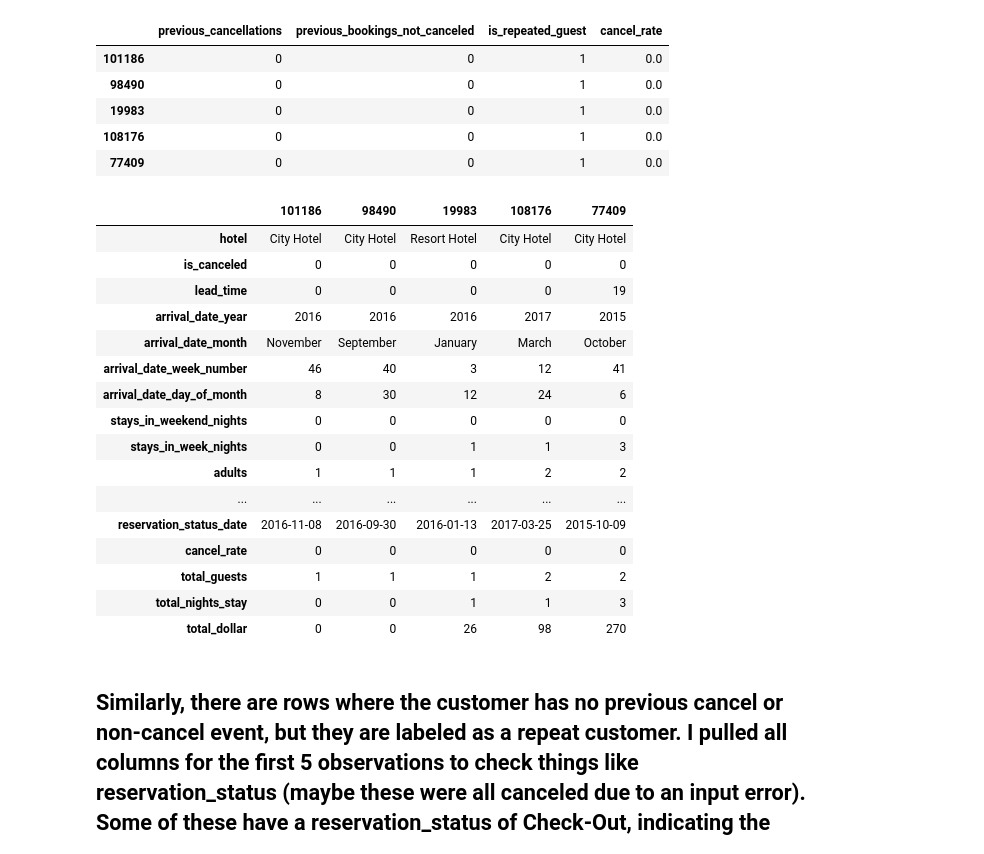
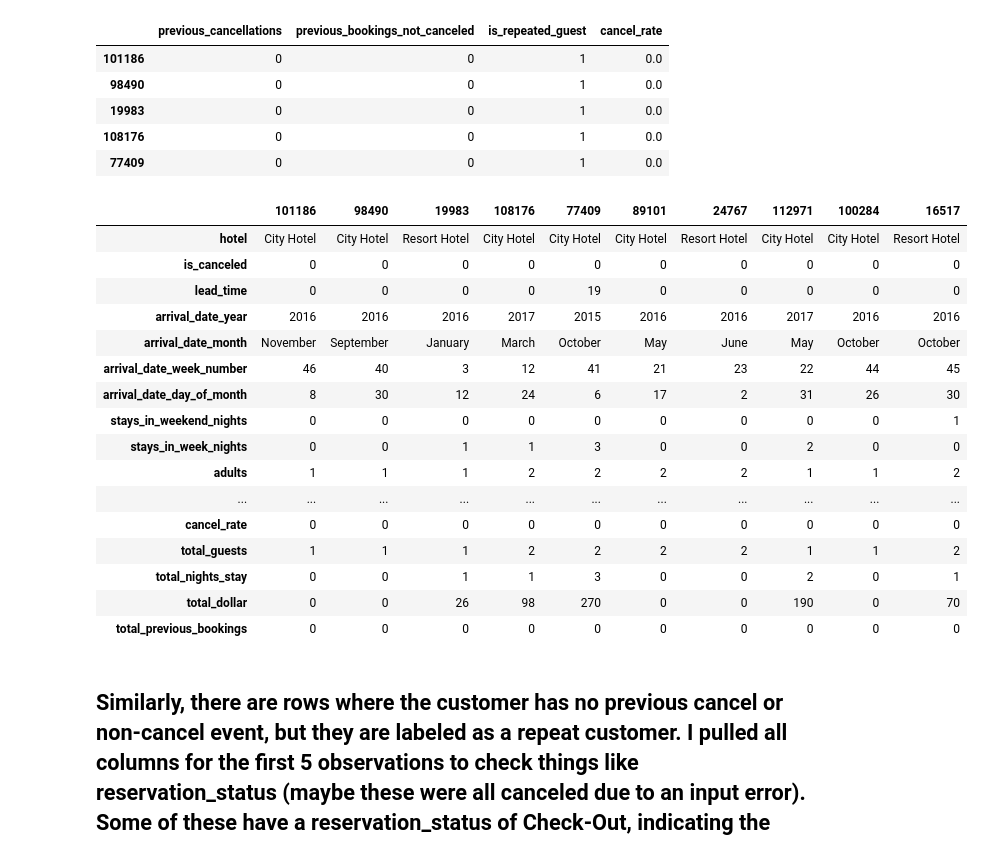
Before and after one commit to josephburton06/Hotel-Bookings, a Jupyter notebook: acquire_prep_some_explore_hotel_bookings.ipynb, the cells around one changed output. Drawn from its saved outputs; the diff is of its cells as text; code cells hidden in the pictures.

```diff
--- a/acquire_prep_some_explore_hotel_bookings.ipynb
+++ b/acquire_prep_some_explore_hotel_bookings.ipynb
@@ -180,5 +180,7 @@ train['total_nights_stay'] = train['stays_in_week_nights'] + train['stays_in_wee
 ## Create a total \$ Amount column:
 # %%
 train['total_dollar'] = train['total_nights_stay'] * train['adr']
+# %%
+train['total_previous_bookings'] = train['previous_cancellations'] + train['previous_bookings_not_canceled']
 # %% [markdown]
 # Some validation:
@@ -222,25 +248,25 @@ Here are the first 5 rows:
 | 108176 | 0 | 0 | 1 | 0.0 |
 | 77409 | 0 | 0 | 1 | 0.0 |
 # %%
-train[(train.is_repeated_guest == 1) & (train.previous_cancellations == 0) & (train.previous_bookings_not_canceled == 0)].head().T
+train[(train.is_repeated_guest == 1) & (train.previous_cancellations == 0) & (train.previous_bookings_not_canceled == 0)].head(10).T
 # %% [output]
-|  | 101186 | 98490 | 19983 | 108176 | 77409 |
-| hotel | City Hotel | City Hotel | Resort Hotel | City Hotel | City Hotel |
-| is_canceled | 0 | 0 | 0 | 0 | 0 |
-| lead_time | 0 | 0 | 0 | 0 | 19 |
-| arrival_date_year | 2016 | 2016 | 2016 | 2017 | 2015 |
-| arrival_date_month | November | September | January | March | October |
-| arrival_date_week_number | 46 | 40 | 3 | 12 | 41 |
-| arrival_date_day_of_month | 8 | 30 | 12 | 24 | 6 |
-| stays_in_weekend_nights | 0 | 0 | 0 | 0 | 0 |
-| stays_in_week_nights | 0 | 0 | 1 | 1 | 3 |
-| adults | 1 | 1 | 1 | 2 | 2 |
-| ... | ... | ... | ... | ... | ... |
-| reservation_status_date | 2016-11-08 | 2016-09-30 | 2016-01-13 | 2017-03-25 | 2015-10-09 |
-| cancel_rate | 0 | 0 | 0 | 0 | 0 |
-| total_guests | 1 | 1 | 1 | 2 | 2 |
-| total_nights_stay | 0 | 0 | 1 | 1 | 3 |
-| total_dollar | 0 | 0 | 26 | 98 | 270 |
+|  | 101186 | 98490 | 19983 | 108176 | 77409 | 89101 | 24767 | 112971 | 100284 | 16517 |
+| hotel | City Hotel | City Hotel | Resort Hotel | City Hotel | City Hotel | City Hotel | Resort Hotel | City Hotel | City Hotel | Resort Hotel |
+| is_canceled | 0 | 0 | 0 | 0 | 0 | 0 | 0 | 0 | 0 | 0 |
+| lead_time | 0 | 0 | 0 | 0 | 19 | 0 | 0 | 0 | 0 | 0 |
+| arrival_date_year | 2016 | 2016 | 2016 | 2017 | 2015 | 2016 | 2016 | 2017 | 2016 | 2016 |
+| arrival_date_month | November | September | January | March | October | May | June | May | October | October |
+| arrival_date_week_number | 46 | 40 | 3 | 12 | 41 | 21 | 23 | 22 | 44 | 45 |
+| arrival_date_day_of_month | 8 | 30 | 12 | 24 | 6 | 17 | 2 | 31 | 26 | 30 |
+| stays_in_weekend_nights | 0 | 0 | 0 | 0 | 0 | 0 | 0 | 0 | 0 | 1 |
+| stays_in_week_nights | 0 | 0 | 1 | 1 | 3 | 0 | 0 | 2 | 0 | 0 |
+| adults | 1 | 1 | 1 | 2 | 2 | 2 | 2 | 1 | 1 | 2 |
+| ... | ... | ... | ... | ... | ... | ... | ... | ... | ... | ... |
+| cancel_rate | 0 | 0 | 0 | 0 | 0 | 0 | 0 | 0 | 0 | 0 |
+| total_guests | 1 | 1 | 1 | 2 | 2 | 2 | 2 | 1 | 1 | 2 |
+| total_nights_stay | 0 | 0 | 1 | 1 | 3 | 0 | 0 | 2 | 0 | 1 |
+| total_dollar | 0 | 0 | 26 | 98 | 270 | 0 | 0 | 190 | 0 | 70 |
+| total_previous_bookings | 0 | 0 | 0 | 0 | 0 | 0 | 0 | 0 | 0 | 0 |
 # %% [markdown]
 ## Similarly, there are rows where the customer has no previous cancel or non-cancel event, but they are labeled as a repeat customer.  I pulled all columns for the first 5 observations to check things like reservation_status (maybe these were all canceled due to an input error).  Some of these have a reservation_status of Check-Out, indicating the party checked in, stayed the night, and then departed.  Another observation from this: someone checked out, but stayed 0 nights...?  The two observations with 0 nights also have 0 adr.
 # %%
```
Also changed, not shown: parts of 20 cells of this notebook.
